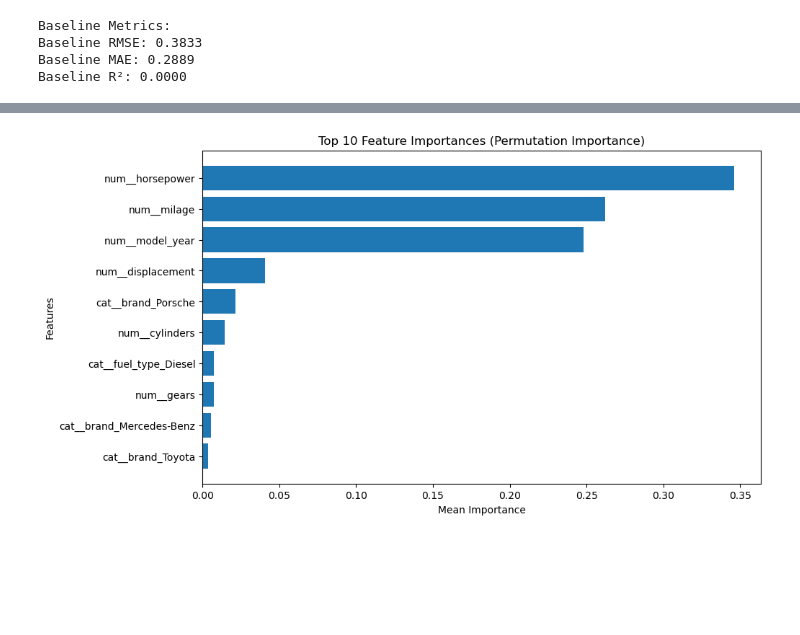
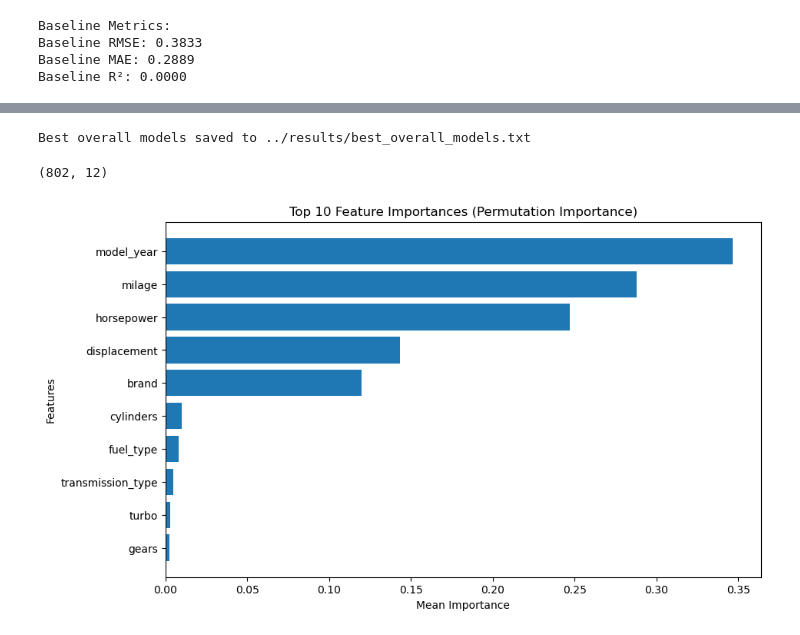
Before and after one commit to lshiyu4210/used_car_price_prediction, a Jupyter notebook: src/ML_pipeline.ipynb, the cells around one changed output, grey strips where cells are left out. Drawn from its saved outputs; the diff is of its cells as text; code cells hidden in the pictures; blank space fills up the shorter version.

```diff
--- a/src/ML_pipeline.ipynb
+++ b/src/ML_pipeline.ipynb
@@ -81,0 +100,14 @@ def MLpipeline(X_other, y_other, X_test, y_test, ML_algo, param_grid, scoring):
+# %%
+import pandas as pd
+
+# Fit-transform training set
+X_prep = preprocessor.fit_transform(X_other)
+feature_names = preprocessor.get_feature_names_out()
+df_other = pd.DataFrame(data=X_prep, columns=feature_names)
+
+# Transform validation and test sets
+df_test = pd.DataFrame(data=preprocessor.transform(X_test), columns=feature_names)
+
+# Print shapes of the datasets
+print(f"Shape of training set after preprocessing: {df_other.shape}")
+print(f"Shape of test set after preprocessing: {df_test.shape}")
@@ -100,7 +488,6 @@ Baseline R²: 0.0000
 # %%
 from sklearn.linear_model import Lasso, Ridge, ElasticNet
 from sklearn.ensemble import RandomForestRegressor
-from sklearn.svm import SVR
 from sklearn.neighbors import KNeighborsRegressor
 from xgboost import XGBRegressor
 
@@ -121,11 +508,13 @@ param_grids = {
         'weights': ['uniform', 'distance']
     },
     'XGBRegressor': {
-        'n_estimators': [50, 100, 150],
-        'learning_rate': [0.01, 0.1, 0.2],
-        'max_depth': [3, 5, 7]
+        'n_estimators': [100, 200, 500, 1000],
+        'learning_rate': [0.1, 0.2, 0.5, 1.0],
+        'max_depth': [3, 5, 10]
     }
 }
+
+
 
 # Models to train
 models = {
@@ -223,0 +653,6 @@ with open("../results/xgb_imputed_best_models_results.txt", "w") as f:
+# %%
+xgb_param_grid = {
+    'xgb__n_estimators': [100, 300, 500, 700, 1000],
+    'xgb__learning_rate': [0.01, 0.1, 0.2, 0.3, 0.5],
+    'xgb__max_depth': [3, 5, 7, 10]
+}
@@ -224,12 +778,41 @@ with open("../results/xgb_imputed_best_models_results.txt", "w") as f:
+# %%
+# Save the best overall models to a file
+output_file = "../results/best_overall_models.txt"
+with open(output_file, "w") as f:
+    f.write("Best Overall Models:\n\n")
+    for metric, info in best_overall_models.items():
+        f.write(f"Metric: {metric}\n")
+        f.write(f"  Best Score: {info['score']:.4f}\n")
+        f.write(f"  Random State: {info['random_state']}\n")
+        f.write(f"  Best Parameters:\n")
+        for param, value in info['model'].named_steps['xgb'].get_params().items():
+            f.write(f"    {param}: {value}\n")
+        f.write("\n")
+
+print(f"Best overall models saved to {output_file}")
+# %% [output]
+Best overall models saved to ../results/best_overall_models.txt
+# %%
+X_test.shape
+# %% [output]
+(802, 12)
 # %%
 from sklearn.inspection import permutation_importance
+from sklearn.model_selection import train_test_split
 
 # Retrieve the best model (same for all three metrics)
-best_model = best_models_overall['R2']['model']
+best_model = best_overall_models['neg_mean_absolute_error']['model']
+xgb_model = best_model.named_steps['xgb']
 
+# Split the data with random_state=84
+X_train, X_test, y_train, y_test = train_test_split(X, y, test_size=0.2, random_state=84)
+
+# Apply preprocessing pipeline to X_test
+# preprocessor.fit(X_train)
+# X_test_prep = preprocessor.transform(X_test)
 # Compute permutation importance
 result = permutation_importance(
-    best_model, X_test_imputed_xgb, y_test, n_repeats=5, random_state=42
+    best_model, X_test, y_test, n_repeats=5, random_state=84
 )
 
 # Extract and plot top 10 feature importances
@@ -238,17 +821,17 @@ sorted_indices = importances.argsort()[::-1]  # Sort in descending order
 # %%
 import matplotlib.pyplot as plt
 
 plt.figure(figsize=(10, 6))
 plt.barh(
-    [X_test_imputed_xgb.columns[i] for i in sorted_indices[:10]],
+    [X_test.columns[i] for i in sorted_indices[:10]],
     importances[sorted_indices[:10]],
 )
 plt.xlabel("Mean Importance")
 plt.ylabel("Features")
 plt.title("Top 10 Feature Importances (Permutation Importance)")
 plt.gca().invert_yaxis()
 plt.savefig('../figures/permutation_importance.png', format='png', dpi=300, bbox_inches='tight')
 plt.show()
 # %% [output]
-[figure, old version]
+[figure, new version]
 # %%
```
Also changed, not shown: parts of 24 cells of this notebook, 23 other files.
